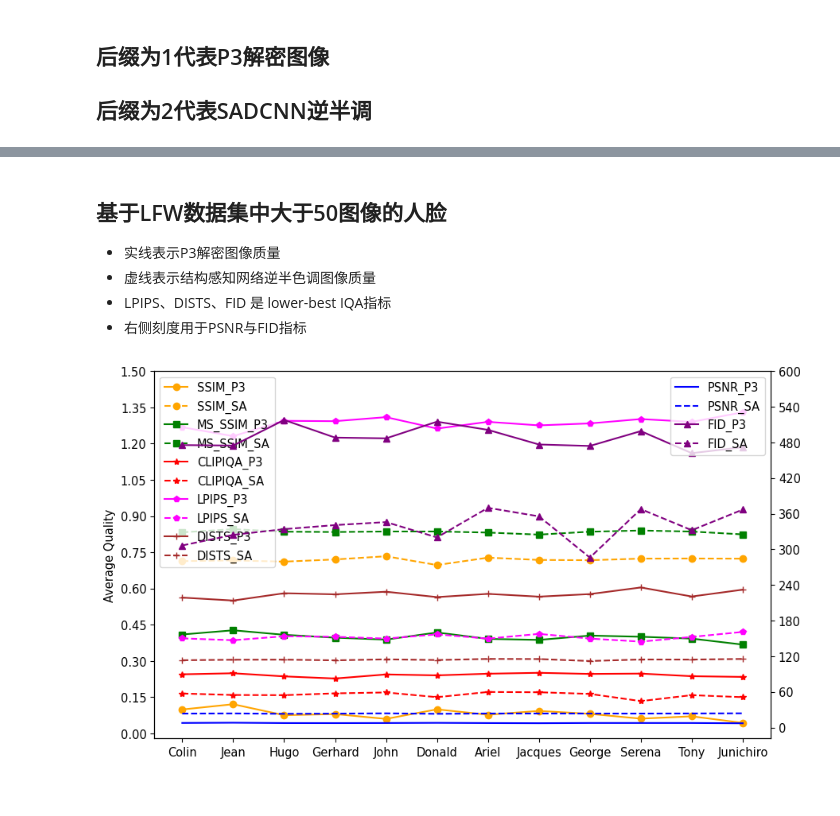
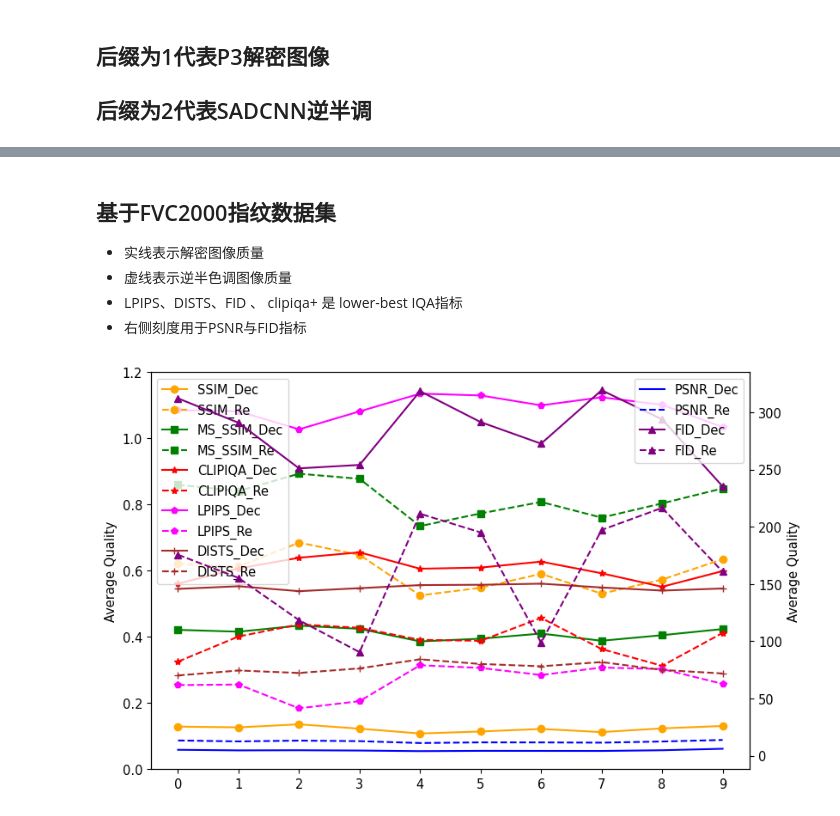
Before and after one commit to Kenny3Shen/Machine_Learning, a Jupyter notebook: facial_halftone/iht-pyiqa-sadcnn.ipynb, the cells around one changed output, grey strips where cells are left out. Cells and saved outputs as stored; diff of their text form; code cells hidden in the pictures.

Commit message:
Kaggle Notebook | IHT_PYIQA_SADCNN | Version 7

```diff
--- a/facial_halftone/iht-pyiqa-sadcnn.ipynb
+++ b/facial_halftone/iht-pyiqa-sadcnn.ipynb
@@ -60,8 +49,8 @@ Successfully installed addict-2.4.0 einops-0.7.0 ftfy-6.1.3 lmdb-1.4.1 openai-cl
 from PIL import Image, ImageOps
 import numpy as np
 import matplotlib.pyplot as plt
-for person in p[1:2]:
-    for img in os.listdir(os.path.join(data_dir, person))[1:2]:
+for person in p[0:1]:
+    for img in os.listdir(os.path.join(data_dir, person))[0:1]:
         color = Image.open(f"{data_dir}/{person}/{img}")
         iht = Image.open(f"{half_dir}/{person}/{img}")  # Assuming this returns a NumPy array
         sa = Image.open(f"{re_dir}/{person}/{img}")
@@ -94,7 +83,7 @@ device = torch.device("cuda") if torch.cuda.is_available() else torch.device("cp
 
 psnr_metric = pyiqa.create_metric('psnr', device=device)
 ssim_metric = pyiqa.create_metric('ssim', device=device)
-clip_metric = pyiqa.create_metric('clipiqa+', device=device)
+clip_metric = pyiqa.create_metric('clipiqa', device=device)
 ms_ssim_metric = pyiqa.create_metric('ms_ssim', device=device)
 lpips_metric = pyiqa.create_metric('lpips', device=device)
 dists_metric = pyiqa.create_metric('dists', device=device)
@@ -137,9 +126,9 @@ for person in p:
         fid_sum[key] = quality_sum.get(key, 0) + value
 
     for img in os.listdir(os.path.join(data_dir, person)):
-        color = Image.open(f"{data_dir}/{person}/{img}")
-        iht = Image.open(f"{half_dir}/{person}/{img}")
-        sa = Image.open(f"{re_dir}/{person}/{img}")
+        color = Image.open(f"{data_dir}/{person}/{img}").resize((250,250))
+        iht = Image.open(f"{half_dir}/{person}/{img}").resize((250,250))
+        sa = Image.open(f"{re_dir}/{person}/{img}").resize((250,250))
 
         color = color.convert('L').convert("RGB")
         iht = iht.convert("RGB")
@@ -155,7 +144,7 @@ for person in p:
 
     # Calculate the average quality for this class
     num_images = len(os.listdir(os.path.join(data_dir, person)))
-    classes = person.split('_')[0]
+    classes = int(person)
     average_quality[classes] = {key: value / num_images for key, value in quality_sum.items()}
     average_quality[classes].update({key: value for key, value in fid_sum.items()})
 # %% [output]
@@ -215,55 +208,55 @@ Junichiro  471.964784  366.927048
 # %% [markdown]
-## 基于LFW数据集中大于50图像的人脸
-- 实线表示P3解密图像质量
-- 虚线表示结构感知网络逆半色调图像质量
-- LPIPS、DISTS、FID 是 lower-best IQA指标
+## 基于FVC2000指纹数据集
+- 实线表示解密图像质量
+- 虚线表示逆半色调图像质量
+- LPIPS、DISTS、FID 、 clipiqa+ 是 lower-best IQA指标
 - 右侧刻度用于PSNR与FID指标
 # %%
 # Set the global font to be Times New Roman, 10.5pt size
 # 设置图像的大小
-plt.rcParams['figure.figsize'] = (10, 6)
+plt.rcParams['figure.figsize'] = (9, 6)
 # 设置字体大小
 plt.rcParams['font.size'] = 10.5
 # 设置字体
 plt.rcParams['font.family'] = 'Times New Roman'
 
 
 fig, ax1 = plt.subplots()  # figsize参数已经在plt.rcParams['figure.figsize']中设置，这里不需要再设置
 
 ax2 = ax1.twinx()
-ax2.plot(list(average_quality.keys()), [quality['psnr1'] for quality in average_quality.values()], '-',  color='blue',label='PSNR_P3')
-ax2.plot(list(average_quality.keys()), [quality['psnr2'] for quality in average_quality.values()], '--',  color='blue',label='PSNR_SA')
+ax2.plot(list(average_quality.keys()), [quality['psnr1'] for quality in average_quality.values()], '-',  color='blue',label='PSNR_Dec')
+ax2.plot(list(average_quality.keys()), [quality['psnr2'] for quality in average_quality.values()], '--',  color='blue',label='PSNR_Re')
 
-ax1.plot(list(average_quality.keys()), [quality['ssim1'] for quality in average_quality.values()], '-o', color='orange', label='SSIM_P3')
-ax1.plot(list(average_quality.keys()), [quality['ssim2'] for quality in average_quality.values()], '--o', color='orange', label='SSIM_SA')
+ax1.plot(list(average_quality.keys()), [quality['ssim1'] for quality in average_quality.values()], '-o', color='orange', label='SSIM_Dec')
+ax1.plot(list(average_quality.keys()), [quality['ssim2'] for quality in average_quality.values()], '--o', color='orange', label='SSIM_Re')
 
-ax1.plot(list(average_quality.keys()), [quality['ms_ssim1'] for quality in average_quality.values()], '-s', color='green', label='MS_SSIM_P3')
-ax1.plot(list(average_quality.keys()), [quality['ms_ssim2'] for quality in average_quality.values()], '--s', color='green', label='MS_SSIM_SA')
+ax1.plot(list(average_quality.keys()), [quality['ms_ssim1'] for quality in average_quality.values()], '-s', color='green', label='MS_SSIM_Dec')
+ax1.plot(list(average_quality.keys()), [quality['ms_ssim2'] for quality in average_quality.values()], '--s', color='green', label='MS_SSIM_Re')
 
-ax1.plot(list(average_quality.keys()), [quality['clip_iqa1'] for quality in average_quality.values()], '-*', color='red', label='CLIPIQA_P3')
-ax1.plot(list(average_quality.keys()), [quality['clip_iqa2'] for quality in average_quality.values()], '--*', color='red', label='CLIPIQA_SA')
+ax1.plot(list(average_quality.keys()), [quality['clip_iqa1'] for quality in average_quality.values()], '-*', color='red', label='CLIPIQA_Dec')
+ax1.plot(list(average_quality.keys()), [quality['clip_iqa2'] for quality in average_quality.values()], '--*', color='red', label='CLIPIQA_Re')
 
-ax2.plot(list(average_quality.keys()), [quality['fid1'] for quality in average_quality.values()], '-^', color='purple', label='FID_P3')
-ax2.plot(list(average_quality.keys()), [quality['fid2'] for quality in average_quality.values()], '--^', color='purple', label='FID_SA')
+ax2.plot(list(average_quality.keys()), [quality['fid1'] for quality in average_quality.values()], '-^', color='purple', label='FID_Dec')
+ax2.plot(list(average_quality.keys()), [quality['fid2'] for quality in average_quality.values()], '--^', color='purple', label='FID_Re')
 
-ax1.plot(list(average_quality.keys()), [quality['lpips1'] for quality in average_quality.values()], '-p', color='magenta', label='LPIPS_P3')
-ax1.plot(list(average_quality.keys()), [quality['lpips2'] for quality in average_quality.values()], '--p', color='magenta', label='LPIPS_SA')
+ax1.plot(list(average_quality.keys()), [quality['lpips1'] for quality in average_quality.values()], '-p', color='magenta', label='LPIPS_Dec')
+ax1.plot(list(average_quality.keys()), [quality['lpips2'] for quality in average_quality.values()], '--p', color='magenta', label='LPIPS_Re')
 
-ax1.plot(list(average_quality.keys()), [quality['dists1'] for quality in average_quality.values()], '-+', color='brown', label='DISTS_P3')
-ax1.plot(list(average_quality.keys()), [quality['dists2'] for quality in average_quality.values()], '--+', color='brown', label='DISTS_SA')
+ax1.plot(list(average_quality.keys()), [quality['dists1'] for quality in average_quality.values()], '-+', color='brown', label='DISTS_Dec')
+ax1.plot(list(average_quality.keys()), [quality['dists2'] for quality in average_quality.values()], '--+', color='brown', label='DISTS_Re')
 
 # Add labels to the y-axes
 ax1.set_ylabel('Average Quality')
-
+ax2.set_ylabel('Average Quality')
 # Add a legend
 ax1.legend(loc='upper left')
 ax2.legend(loc='upper right')
 
-ax1.set_yticks(np.arange(0.00, 1.65, 0.15))  # Set y-ticks for ax1
-ax2.set_yticks(np.arange(0, 660, 60))  # Set y-ticks for ax2
-
+ax1.set_yticks(np.arange(0, 1.4, 0.2))  # Set y-ticks for ax1
+ax2.set_yticks(np.arange(0, 350, 50))  # Set y-ticks for ax2
+ax1.set_xticks(np.arange(0, 10))
 
 plt.savefig('my_figure.png', dpi=300)
 plt.show()
 # %% [output]
-[figure, old version]
+[figure, new version]
```
Also changed, not shown: parts of 7 cells of this notebook.
